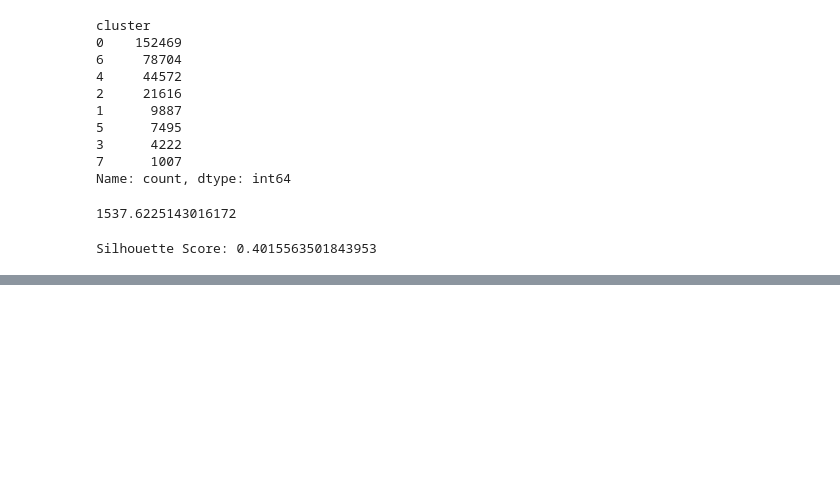
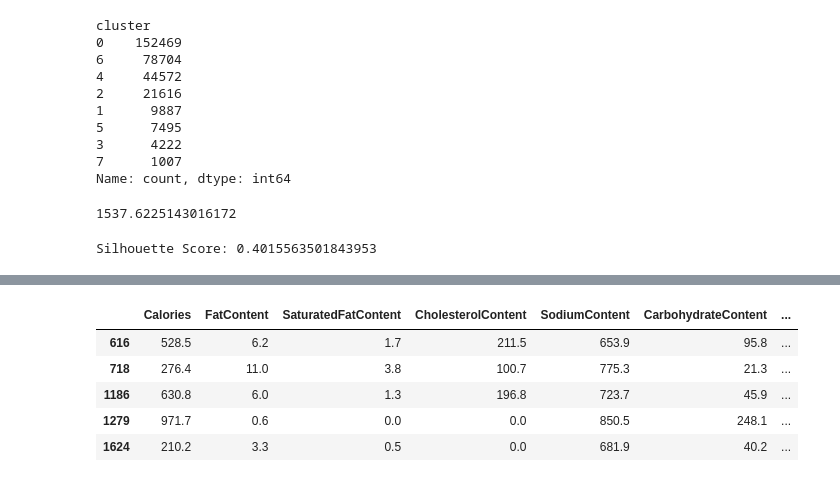
Before and after one commit to repositoriosHackaton/SIC25-Lorem-ipsum, a Jupyter notebook: clustering.ipynb, the cells around one changed output, grey strips where cells are left out. Drawn from its saved outputs; the diff is of its cells as text; code cells hidden in the pictures; blank space fills up the shorter version.

```diff
--- a/clustering.ipynb
+++ b/clustering.ipynb
@@ -82,0 +128,9 @@ NameError: name 'X_scaled' is not defined
+# %%
+data[ (data["cluster"] == 3) & (data["RecipeServings"] == 1)].iloc[:,6:15].head(5)
+# %% [output]
+|  | Calories | FatContent | SaturatedFatContent | CholesterolContent | SodiumContent | CarbohydrateContent | ... |
+| 616 | 528.5 | 6.2 | 1.7 | 211.5 | 653.9 | 95.8 | ... |
+| 718 | 276.4 | 11.0 | 3.8 | 100.7 | 775.3 | 21.3 | ... |
+| 1186 | 630.8 | 6.0 | 1.3 | 196.8 | 723.7 | 45.9 | ... |
+| 1279 | 971.7 | 0.6 | 0.0 | 0.0 | 850.5 | 248.1 | ... |
+| 1624 | 210.2 | 3.3 | 0.5 | 0.0 | 681.9 | 40.2 | ... |
```
Also changed, not shown: parts of 14 cells of this notebook.
